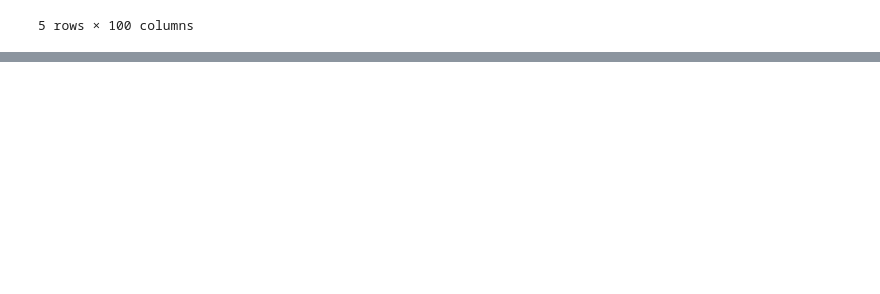
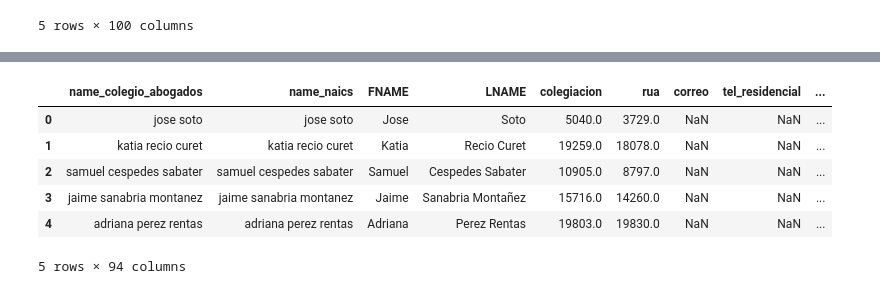
Before and after one commit to jhonvlex/join_dataframes, a Jupyter notebook: src_any_abogados_dev_df_er_main.ipynb, the cells around one changed output, grey strips where cells are left out. Drawn from its saved outputs; the diff is of its cells as text; code cells hidden in the pictures; blank space fills up the shorter version.

```diff
--- a/src_any_abogados_dev_df_er_main.ipynb
+++ b/src_any_abogados_dev_df_er_main.ipynb
@@ -362,0 +365,4 @@ def pruebas(df1, df2, name1, name2, threshold):
+# %%
+
+resultado = src5.extraer_emails_desde_web(df=final_step, columna_url='Website')
+resultado.to_csv("datasets/correos_con_todos_limpios.csv", index=False)
@@ -362,0 +380,10 @@ def pruebas(df1, df2, name1, name2, threshold):
+# %%
+resultado.head()
+# %% [output]
+|  | name_colegio_abogados | name_naics | FNAME | LNAME | colegiacion | rua | correo | tel_residencial | ... |
+| 0 | jose soto | jose soto | Jose | Soto | 5040.0 | 3729.0 | NaN | NaN | ... |
+| 1 | katia recio curet | katia recio curet | Katia | Recio Curet | 19259.0 | 18078.0 | NaN | NaN | ... |
+| 2 | samuel cespedes sabater | samuel cespedes sabater | Samuel | Cespedes Sabater | 10905.0 | 8797.0 | NaN | NaN | ... |
+| 3 | jaime sanabria montanez | jaime sanabria montanez | Jaime | Sanabria Montañez | 15716.0 | 14260.0 | NaN | NaN | ... |
+| 4 | adriana perez rentas | adriana perez rentas | Adriana | Perez Rentas | 19803.0 | 19830.0 | NaN | NaN | ... |
+5 rows × 94 columns
```
Also changed, not shown: parts of 5 cells of this notebook.
